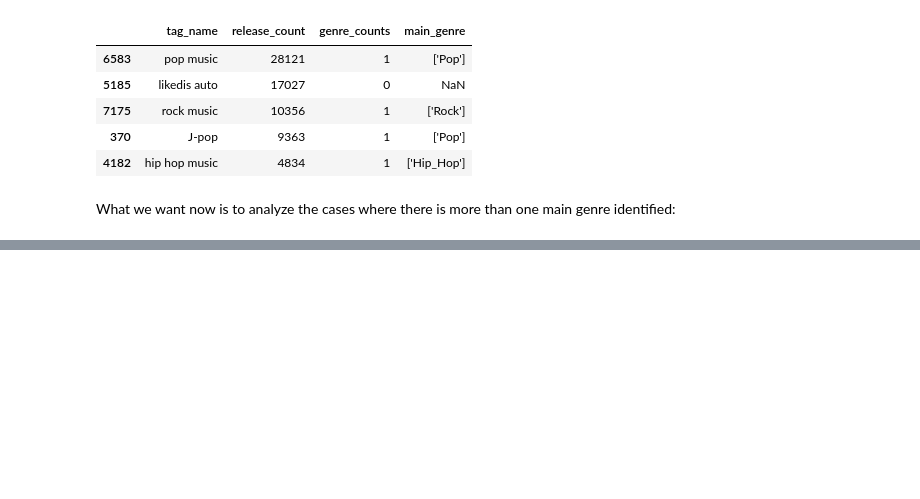
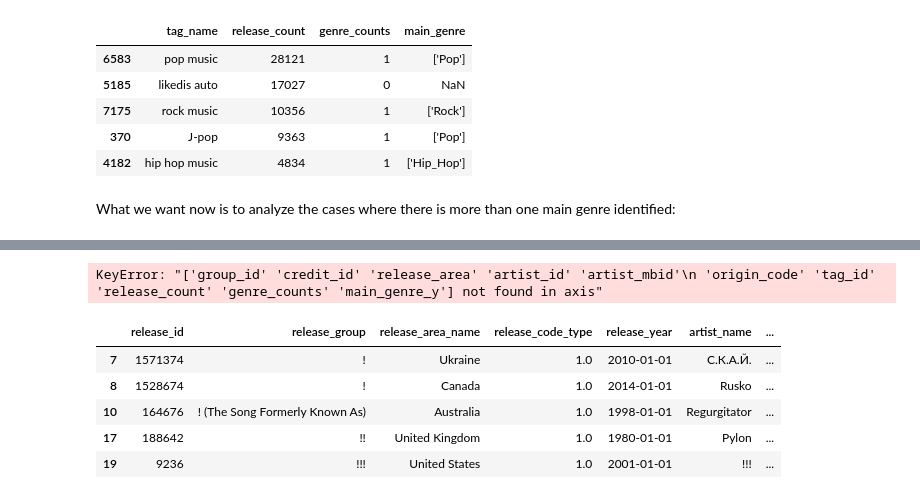
Before and after one commit to AInhoa84/Music_genre_visual_evolution, a Jupyter notebook: Data_cleaning.ipynb, the cells around one changed output, grey strips where cells are left out. Cells and saved outputs as stored; diff of their text form; code cells hidden in the pictures; blank space fills up the shorter version.

```diff
--- a/Data_cleaning.ipynb
+++ b/Data_cleaning.ipynb
@@ -250,0 +258,3 @@ table.head(1000)
+# %%
+dataframe = pd.merge(df, genreless_grouped, how='left', on='tag_name')
+dataframe.head()
@@ -250,0 +292,2 @@ table.head(1000)
+# %%
+dataframe.main_genre_x = np.where(dataframe.main_genre_x.isnull(),dataframe.main_genre_y, dataframe.main_genre_x )
@@ -250,0 +317,15 @@ table.head(1000)
+# %%
+dataframe.drop(labels=['group_id','credit_id','release_area','artist_id','artist_mbid','origin_code','tag_id','release_count','genre_counts','main_genre_y'],axis=1, inplace=True)
+dataframe.head()
+# %% [output]
+KeyError: "['group_id' 'credit_id' 'release_area' 'artist_id' 'artist_mbid'\n 'origin_code' 'tag_id' 'release_count' 'genre_counts' 'main_genre_y'] not found in axis"
+# %%
+tableau = dataframe[dataframe['main_genre_x'].notnull()]
+tableau.head()
+# %% [output]
+|  | release_id | release_group | release_area_name | release_code_type | release_year | artist_name | ... |
+| 7 | 1571374 | ! | Ukraine | 1.0 | 2010-01-01 | С.К.А.Й. | ... |
+| 8 | 1528674 | ! | Canada | 1.0 | 2014-01-01 | Rusko | ... |
+| 10 | 164676 | ! (The Song Formerly Known As) | Australia | 1.0 | 1998-01-01 | Regurgitator | ... |
+| 17 | 188642 | !! | United Kingdom | 1.0 | 1980-01-01 | Pylon | ... |
+| 19 | 9236 | !!! | United States | 1.0 | 2001-01-01 | !!! | ... |
```
Also changed, not shown: parts of 10 cells of this notebook.
